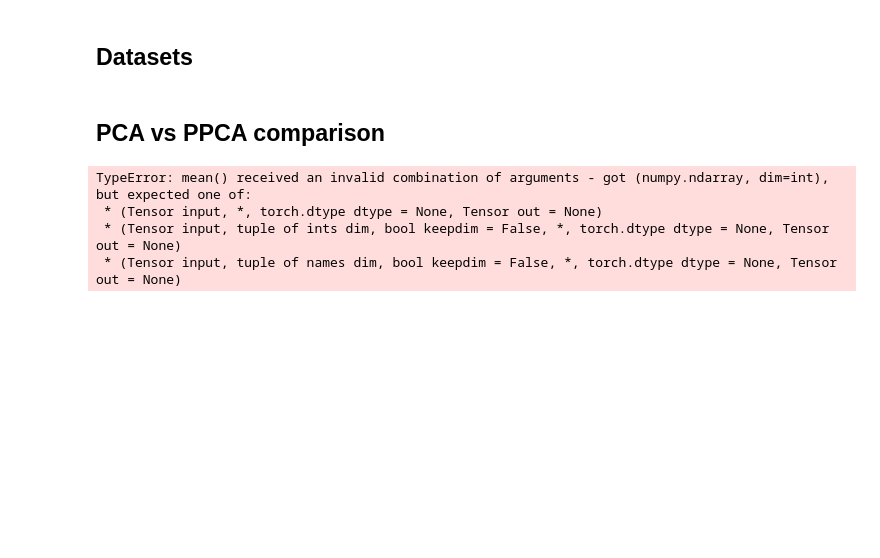
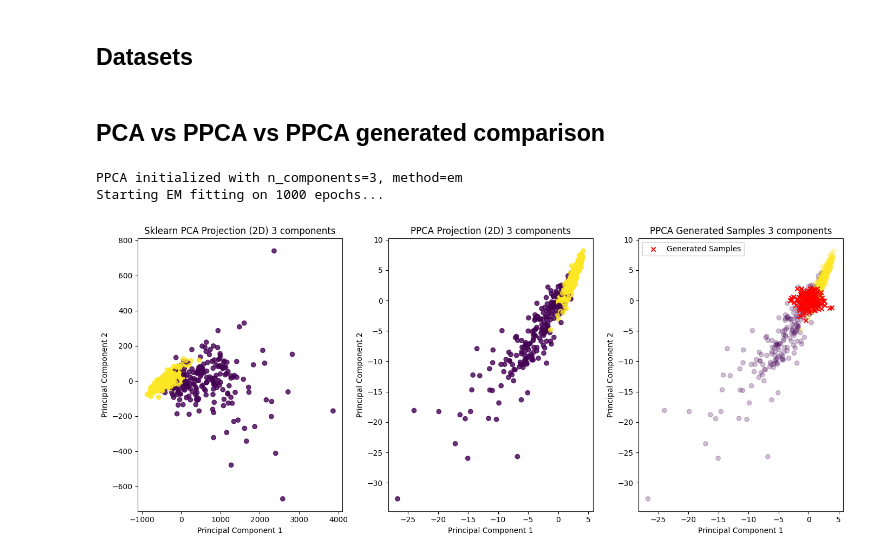
Before and after one commit to siemovit/ppca-torch, a Jupyter notebook: examples/ppca.ipynb, the cells around one changed output. Drawn from its saved outputs; the diff is of its cells as text; code cells hidden in the pictures; blank space fills up the shorter version.

```diff
--- a/examples/ppca.ipynb
+++ b/examples/ppca.ipynb
@@ -19,14 +22,50 @@ X,y = data['data'], data['target']
 # %% [markdown]
-## PCA vs PPCA comparison
+## PCA vs PPCA vs PPCA generated comparison
+# %%
+# PPCA parameters
+n_components = 3
+method = 'em'
+epochs = 1000
 # %%
-pca = PPCA(n_components=3,method='svd')
+# PPCA
+pca = PPCA(n_components=n_components, method=method, max_iter=epochs)
 Xt = pca.fit_transform(X)
 
-# Plot
-plt.scatter(Xt[:,0],Xt[:,1],c=y)
-plt.show()
+# Sklearn PCA for comparison
+pca_sklearn = PCA(n_components=n_components)
+Xt_sklearn = pca_sklearn.fit_transform(X)
+
+# Generated data from model
+X_gen_t = pca.sample_transform(n_samples=200)
 # %% [output]
-TypeError: mean() received an invalid combination of arguments - got (numpy.ndarray, dim=int), but expected one of:
- * (Tensor input, *, torch.dtype dtype = None, Tensor out = None)
- * (Tensor input, tuple of ints dim, bool keepdim = False, *, torch.dtype dtype = None, Tensor out = None)
- * (Tensor input, tuple of names dim, bool keepdim = False, *, torch.dtype dtype = None, Tensor out = None)
+PPCA initialized with n_components=3, method=em
+Starting EM fitting on 1000 epochs...
+# %%
+# Grouped plots in one figure with two subplots
+fig, axs = plt.subplots(1, 3, figsize=(14, 6))
+
+# Left: sklearn PCA projection
+scatter1 = axs[0].scatter(Xt_sklearn[:, 0], Xt_sklearn[:, 1], c=y, cmap='viridis', alpha=0.8)
+axs[0].set_title(f'Sklearn PCA Projection (2D) {n_components} components')
+axs[0].set_xlabel('Principal Component 1')
+axs[0].set_ylabel('Principal Component 2')
+
+# Middle: original PPCA projection
+scatter2 = axs[1].scatter(Xt[:, 0], Xt[:, 1], c=y, cmap='viridis', alpha=0.8)
+axs[1].set_title(f'PPCA Projection (2D) {n_components} components')
+axs[1].set_xlabel('Principal Component 1')
+axs[1].set_ylabel('Principal Component 2')
+
+# Right: overlay generated samples on a faded original projection
+X_gen_t = pca.sample_transform(n_samples=200)
+axs[2].scatter(Xt[:, 0], Xt[:, 1], c=y, cmap='viridis', alpha=0.25)
+axs[2].scatter(X_gen_t[:, 0], X_gen_t[:, 1], c='red', marker='x', label='Generated Samples')
+axs[2].set_title(f'PPCA Generated Samples {n_components} components')
+axs[2].set_xlabel('Principal Component 1')
+axs[2].set_ylabel('Principal Component 2')
+axs[2].legend()
+
+plt.tight_layout()
+plt.show()
+# %% [output]
+[figure, added]
```
Also changed, not shown: parts of 2 cells of this notebook, 2 other files.
